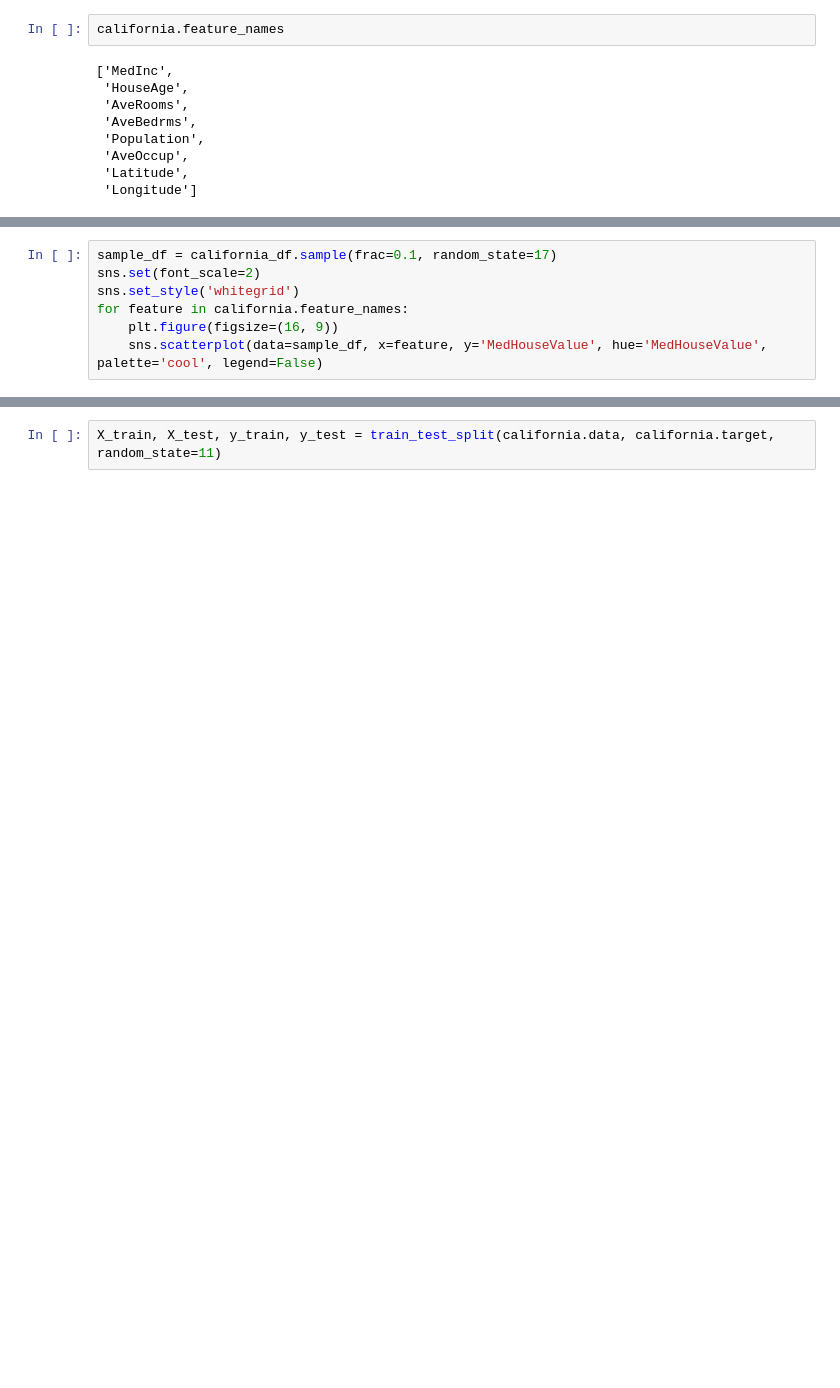
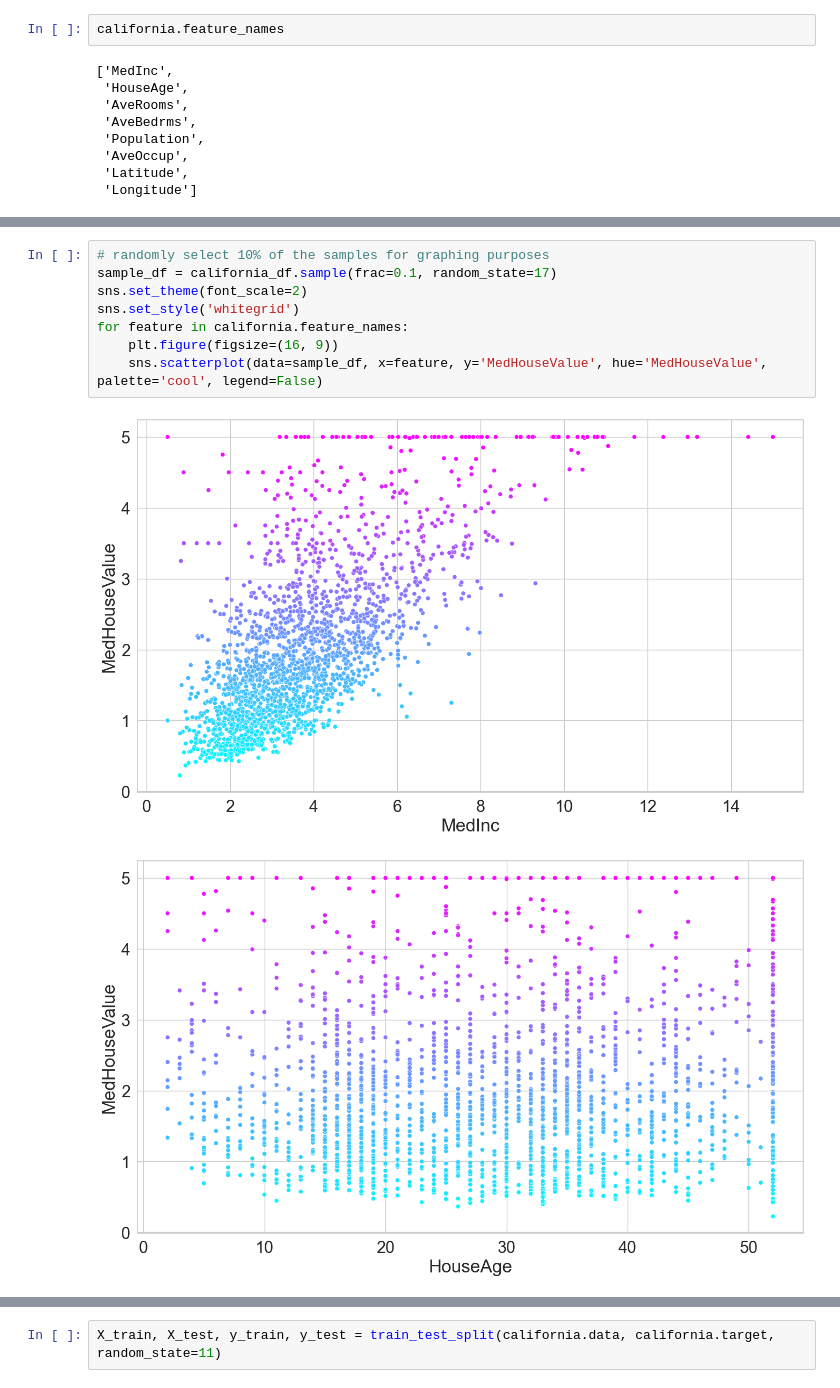
Before and after one commit to Karpoozi/datafun-07-applied, a Jupyter notebook: karpoozi_applied.ipynb, the cells around one changed output, grey strips where cells are left out. Saved outputs shown, nothing was run; the diff lists cells and outputs as text; blank space fills up the shorter version.

```diff
--- a/karpoozi_applied.ipynb
+++ b/karpoozi_applied.ipynb
@@ -302,7 +333,11 @@ california_df.describe()
 # %%
+# randomly select 10% of the samples for graphing purposes
 sample_df = california_df.sample(frac=0.1, random_state=17)
-sns.set(font_scale=2)
+sns.set_theme(font_scale=2)
 sns.set_style('whitegrid')
 for feature in california.feature_names:
     plt.figure(figsize=(16, 9))
     sns.scatterplot(data=sample_df, x=feature, y='MedHouseValue', hue='MedHouseValue', palette='cool', legend=False)
+# %% [output]
+[figure, added]
+[figure, added]
```
Also changed, not shown: parts of 24 cells of this notebook.
